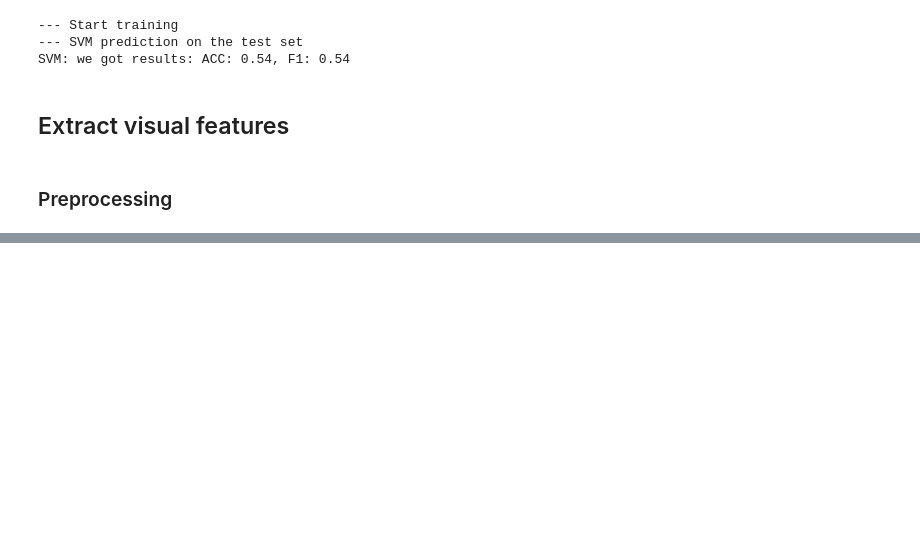
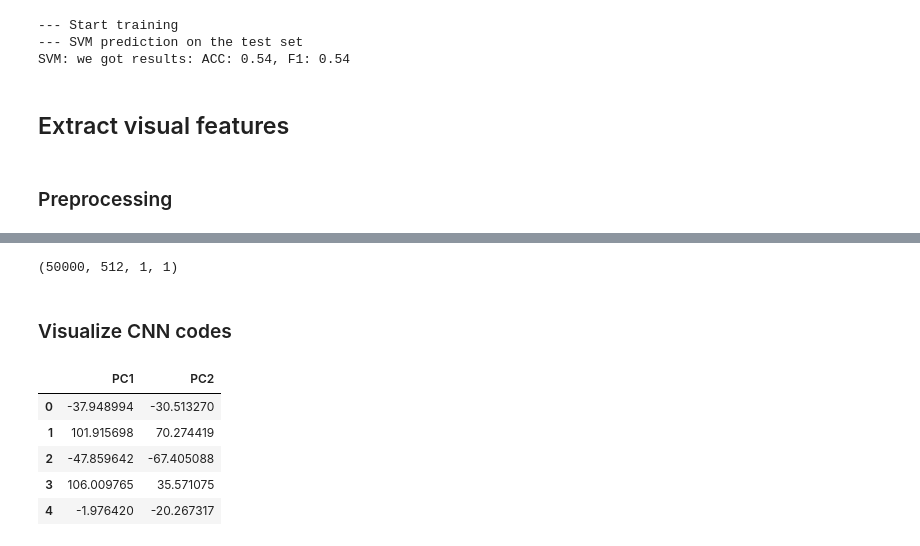
Before and after one commit to maciejbiesek/CIFAR10-VGG16, a Jupyter notebook: solution.ipynb, the cells around one changed output, grey strips where cells are left out. Cells and saved outputs as stored; diff of their text form; code cells hidden in the pictures; blank space fills up the shorter version.

```diff
--- a/solution.ipynb
+++ b/solution.ipynb
@@ -162,0 +168,7 @@ ValueError: The shape of the input to "Flatten" is not fully defined (got (0, 7,
+# %%
+print(cnn_codes_train.shape)
+print(cnn_codes_test.shape)
+# %% [output]
+(50000, 512, 1, 1)
+# %% [markdown]
+### Visualize CNN codes
@@ -162,0 +182,11 @@ ValueError: The shape of the input to "Flatten" is not fully defined (got (0, 7,
+# %%
+df_cnn_codes = pd.DataFrame(cnn_codes_2)
+df_cnn_codes.columns = ['PC1', 'PC2']
+df_cnn_codes.head()
+# %% [output]
+|  | PC1 | PC2 |
+| 0 | -37.948994 | -30.513270 |
+| 1 | 101.915698 | 70.274419 |
+| 2 | -47.859642 | -67.405088 |
+| 3 | 106.009765 | 35.571075 |
+| 4 | -1.976420 | -20.267317 |
```
Also changed, not shown: parts of 14 cells of this notebook, 2 other files.
